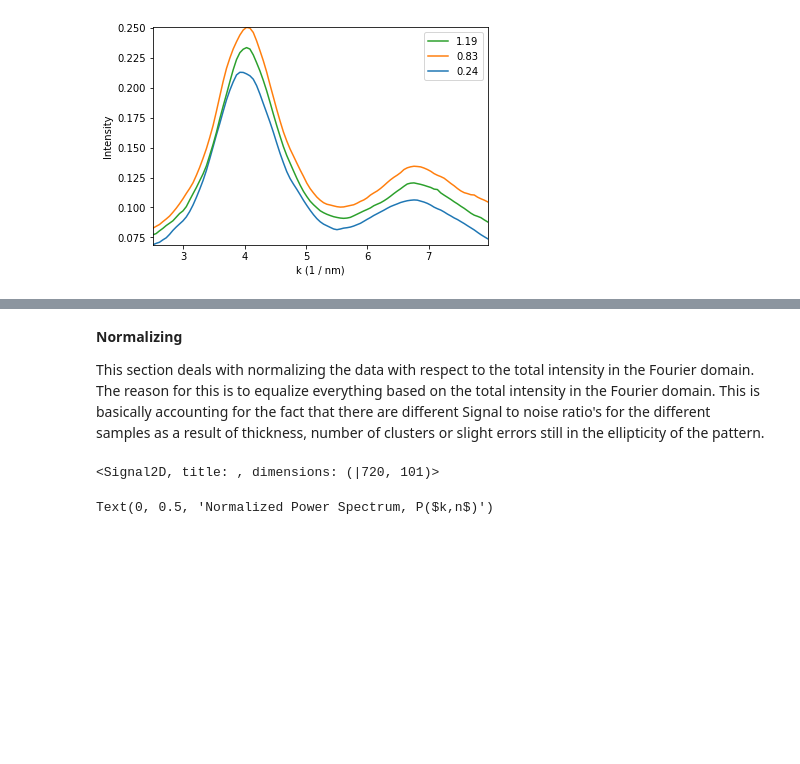
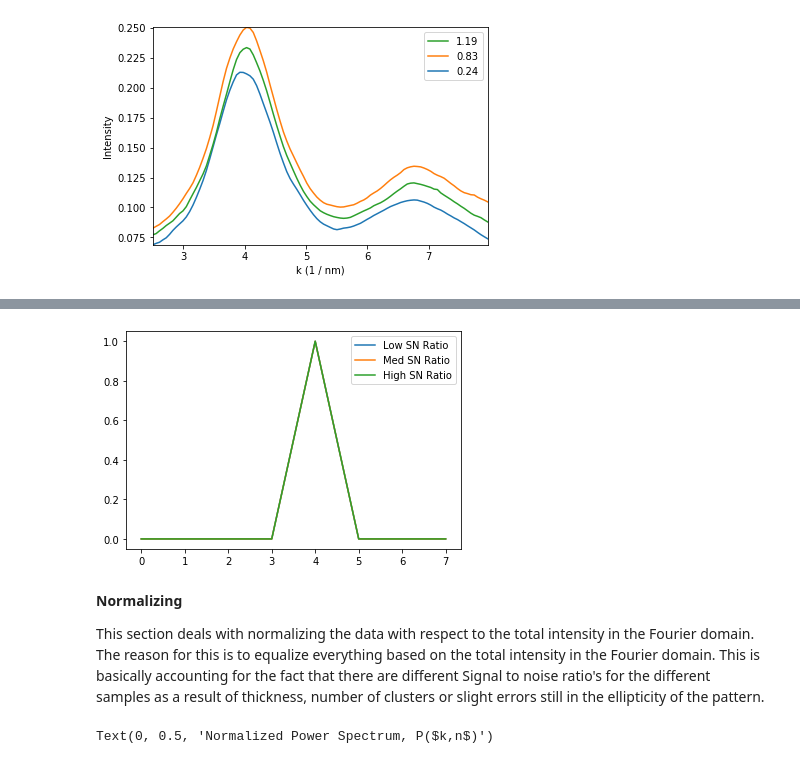
Before and after one commit to CSSFrancis/Analysis, a Jupyter notebook: CuZrAl_DepositionRateStructualAnalysis-2020-05-29.ipynb, the cells around one changed output, grey strips where cells are left out. Saved outputs shown, nothing was run; the diff lists cells and outputs as text; code cells hidden in the pictures; blank space fills up the shorter version.

```diff
--- a/CuZrAl_DepositionRateStructualAnalysis-2020-05-29.ipynb
+++ b/CuZrAl_DepositionRateStructualAnalysis-2020-05-29.ipynb
@@ -208,11 +234,15 @@ hs.plot.plot_spectra([ang24.isig[0,:].mean(),
+# %%
+plt.plot(np.fft.fft(low_correlation)/np.sum(np.fft.fft(low_correlation)), label="Low SN Ratio")
+plt.plot(np.fft.fft(med_correlation)/np.sum(np.fft.fft(med_correlation)), label="Med SN Ratio")
+plt.plot(np.fft.fft(high_correlation)/np.sum(np.fft.fft(high_correlation)), label="High SN Ratio")
+plt.legend()
+plt.show()
+# %% [output]
+[figure, added]
 # %% [markdown]
 **Normalizing**
 
 This section deals with normalizing the data with respect to the total intensity in the Fourier domain.  The reason for this is to equalize everything based on the total intensity in the Fourier domain.  This is basically accounting for the fact that there are different Signal to noise ratio's for the different samples as a result of thickness, number of clusters or slight errors still in the ellipticity of the pattern.
-# %%
-(pow24/pow24.sum(axis=(1,2))).mean(axis=0)
-# %% [output]
-<Signal2D, title: , dimensions: (|720, 101)>
 # %%
 mean24 = (pow24/pow24.sum(axis=(1,2))).mean(axis=0)
 mean83 = (pow83/pow83.sum(axis=(1,2))).mean(axis=0)
```
Also changed, not shown: parts of 8 cells of this notebook.
